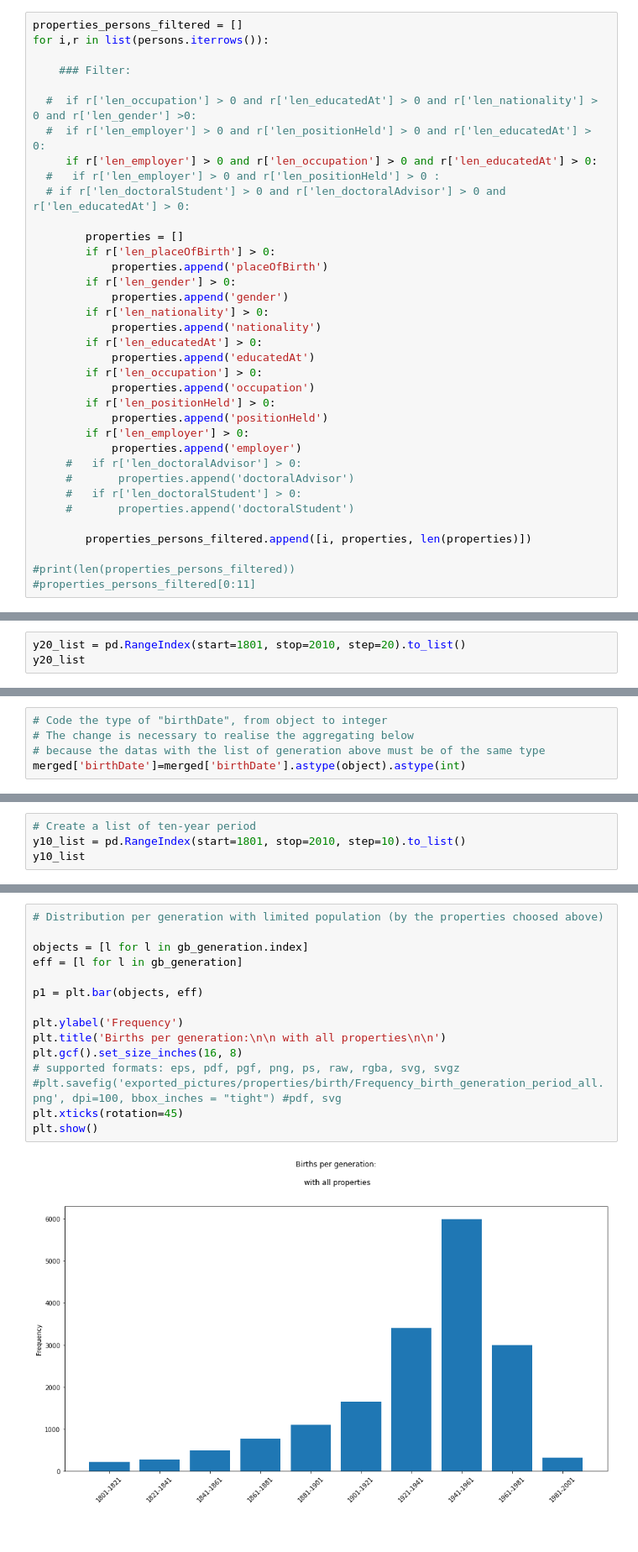
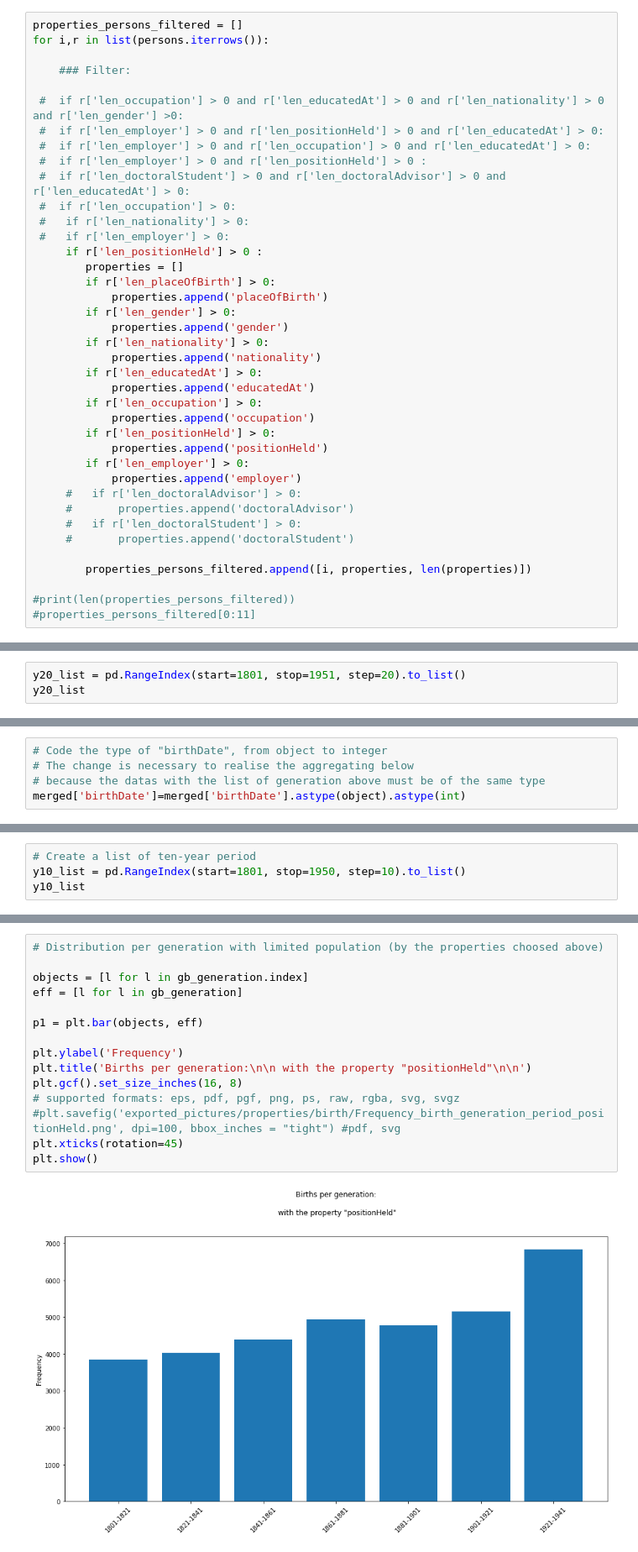
Before and after one commit to Semantic-Data-for-Humanities/Economists_Jurists, a Jupyter notebook: Notebooks/Sounding_properties_Wikidata.ipynb, the cells around one changed output, grey strips where cells are left out. Shown at 84% size. Drawn from its saved outputs; the diff is of its cells as text.

```diff
--- a/Notebooks/Sounding_properties_Wikidata.ipynb
+++ b/Notebooks/Sounding_properties_Wikidata.ipynb
@@ -2617,12 +2597,15 @@ for i,r in list(persons.iterrows()):
 
     ### Filter:
 
-  #  if r['len_occupation'] > 0 and r['len_educatedAt'] > 0 and r['len_nationality'] > 0 and r['len_gender'] >0:
-  #  if r['len_employer'] > 0 and r['len_positionHeld'] > 0 and r['len_educatedAt'] > 0:
-     if r['len_employer'] > 0 and r['len_occupation'] > 0 and r['len_educatedAt'] > 0:
-  #   if r['len_employer'] > 0 and r['len_positionHeld'] > 0 :
-  # if r['len_doctoralStudent'] > 0 and r['len_doctoralAdvisor'] > 0 and r['len_educatedAt'] > 0:
-
+ #  if r['len_occupation'] > 0 and r['len_educatedAt'] > 0 and r['len_nationality'] > 0 and r['len_gender'] >0:
+ #  if r['len_employer'] > 0 and r['len_positionHeld'] > 0 and r['len_educatedAt'] > 0:
+ #  if r['len_employer'] > 0 and r['len_occupation'] > 0 and r['len_educatedAt'] > 0:
+ #  if r['len_employer'] > 0 and r['len_positionHeld'] > 0 :
+ #  if r['len_doctoralStudent'] > 0 and r['len_doctoralAdvisor'] > 0 and r['len_educatedAt'] > 0:
+ #  if r['len_occupation'] > 0:
+ #   if r['len_nationality'] > 0:
+ #   if r['len_employer'] > 0:
+     if r['len_positionHeld'] > 0 :
         properties = []
         if r['len_placeOfBirth'] > 0:
             properties.append('placeOfBirth')
@@ -2690,6 +2673,6 @@ min(merged['birthDate']),max(merged['birthDate'])
 # %% [output]
 (1770, 2008)
 # %%
-y20_list = pd.RangeIndex(start=1801, stop=2010, step=20).to_list()
+y20_list = pd.RangeIndex(start=1801, stop=1951, step=20).to_list()
 y20_list
 # %% [output]
@@ -2737,6 +2720,6 @@ Categories (10, object): ['1801-1821' < '1821-1841' < '1841-1861' < '1861-1881'
 # %%
 # Create a list of ten-year period
-y10_list = pd.RangeIndex(start=1801, stop=2010, step=10).to_list()
+y10_list = pd.RangeIndex(start=1801, stop=1950, step=10).to_list()
 y10_list
 # %% [output]
 [1801,
@@ -2790,20 +2770,20 @@ dtype: int64
 # %%
 # Distribution per generation with limited population (by the properties choosed above)
 
 objects = [l for l in gb_generation.index]
 eff = [l for l in gb_generation]
 
 p1 = plt.bar(objects, eff)
 
 plt.ylabel('Frequency')
-plt.title('Births per generation:\n\n with all properties\n\n')
+plt.title('Births per generation:\n\n with the property "positionHeld"\n\n')
 plt.gcf().set_size_inches(16, 8)
 # supported formats: eps, pdf, pgf, png, ps, raw, rgba, svg, svgz
-#plt.savefig('exported_pictures/properties/birth/Frequency_birth_generation_period_all.png', dpi=100, bbox_inches = "tight") #pdf, svg
+#plt.savefig('exported_pictures/properties/birth/Frequency_birth_generation_period_positionHeld.png', dpi=100, bbox_inches = "tight") #pdf, svg
 plt.xticks(rotation=45)
 plt.show()
 # %% [output]
-[figure, old version]
+[figure, new version]
 # %%
 # Frequency per decades
 gb_decades = merged.groupby('decades').size()
```
Also changed, not shown: parts of 48 cells of this notebook, 25 other files.
